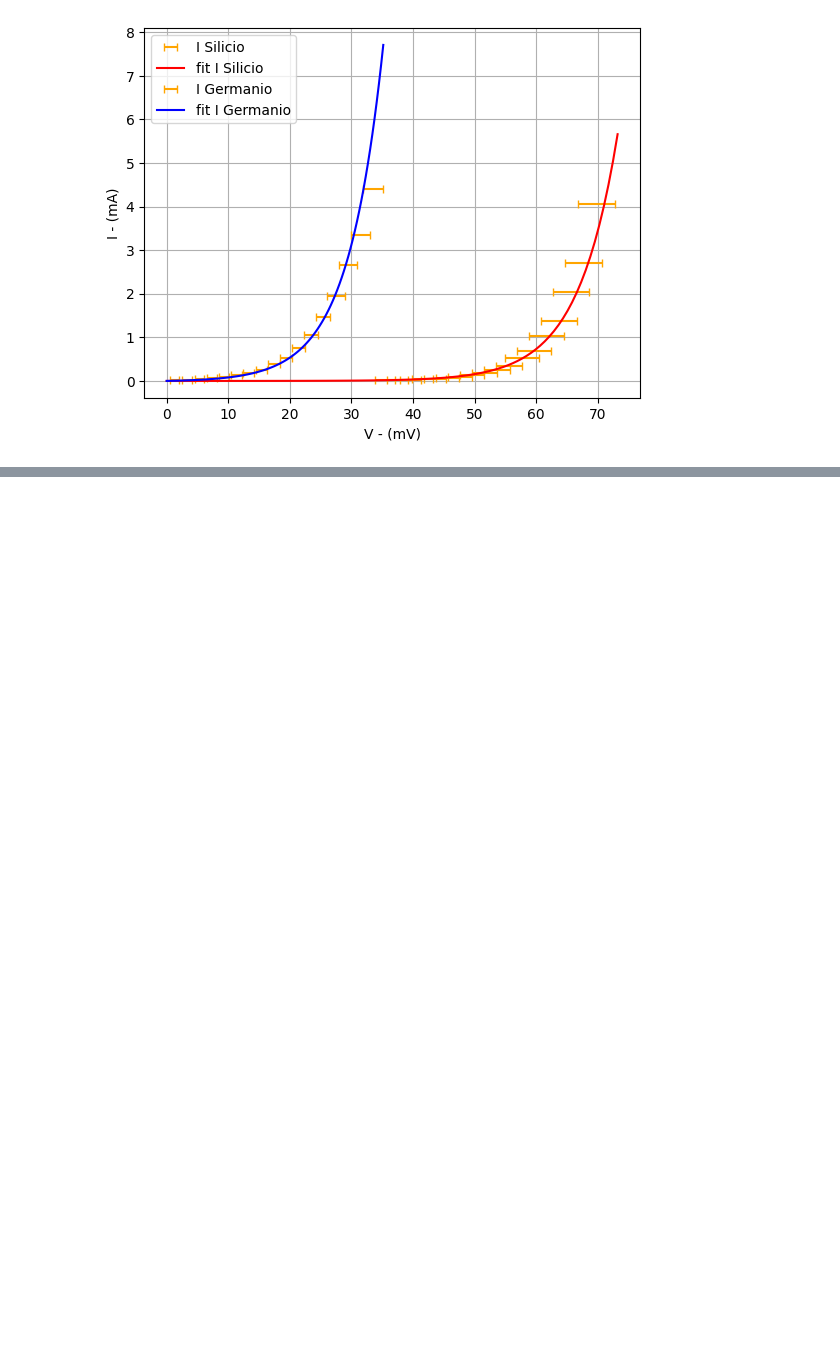
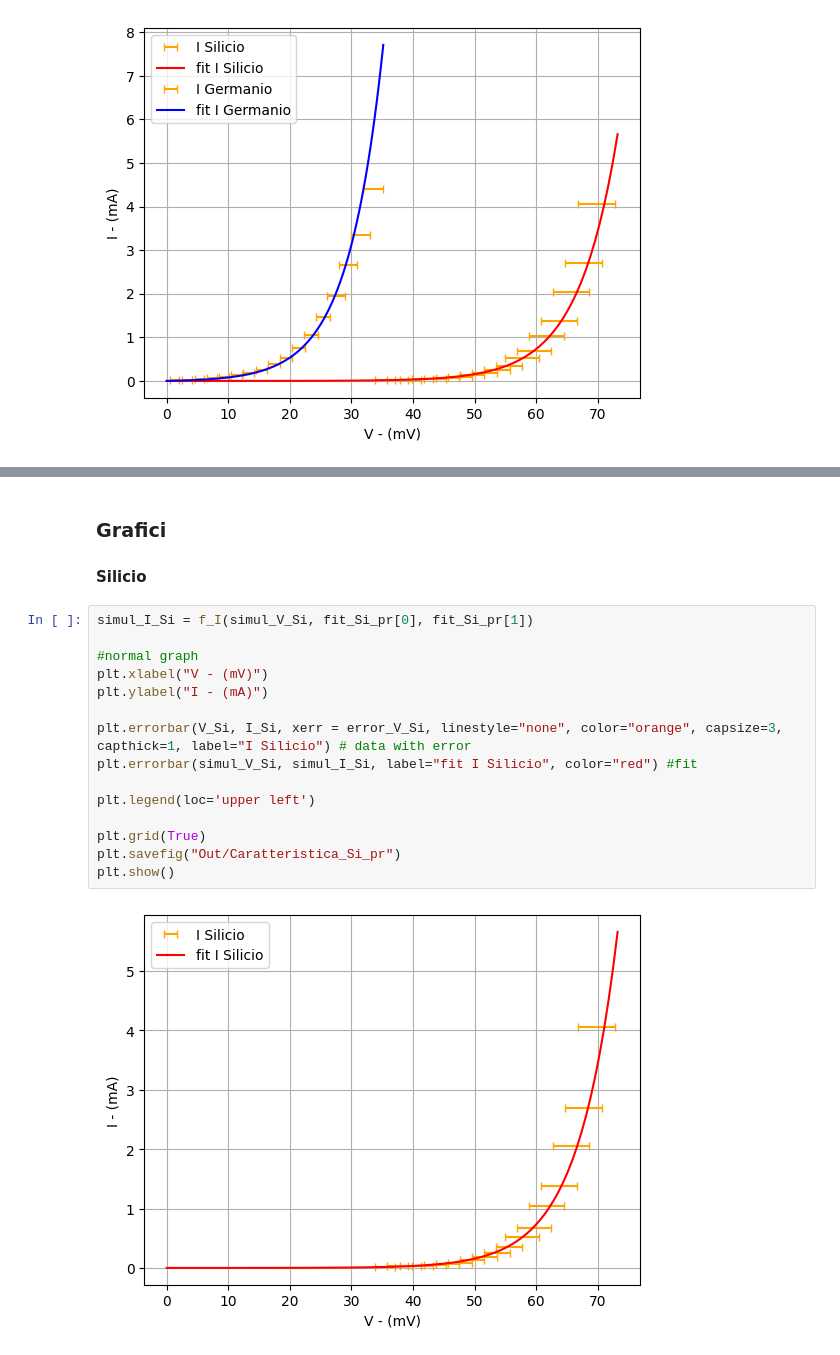
Before and after one commit to Filippo3001/Physics, a Jupyter notebook: notebook/Lab/Esperimento 1/Esperimento 1 Lab.ipynb, the cells around one changed output, grey strips where cells are left out. Saved outputs shown, nothing was run; the diff lists cells and outputs as text; blank space fills up the shorter version.

```diff
--- a/notebook/Lab/Esperimento 1/Esperimento 1 Lab.ipynb
+++ b/notebook/Lab/Esperimento 1/Esperimento 1 Lab.ipynb
@@ -353,0 +408,20 @@ plt.show()
+# %% [markdown]
+### Grafici
+#### Silicio
+# %%
+simul_I_Si = f_I(simul_V_Si, fit_Si_pr[0], fit_Si_pr[1])
+
+#normal graph
+plt.xlabel("V - (mV)")
+plt.ylabel("I - (mA)")
+
+plt.errorbar(V_Si, I_Si, xerr = error_V_Si, linestyle="none", color="orange", capsize=3, capthick=1, label="I Silicio") # data with error
+plt.errorbar(simul_V_Si, simul_I_Si, label="fit I Silicio", color="red") #fit
+
+plt.legend(loc='upper left')
+
+plt.grid(True)
+plt.savefig("Out/Caratteristica_Si_pr")
+plt.show()
+# %% [output]
+[figure, added]
```
Also changed, not shown: parts of 6 cells of this notebook.
